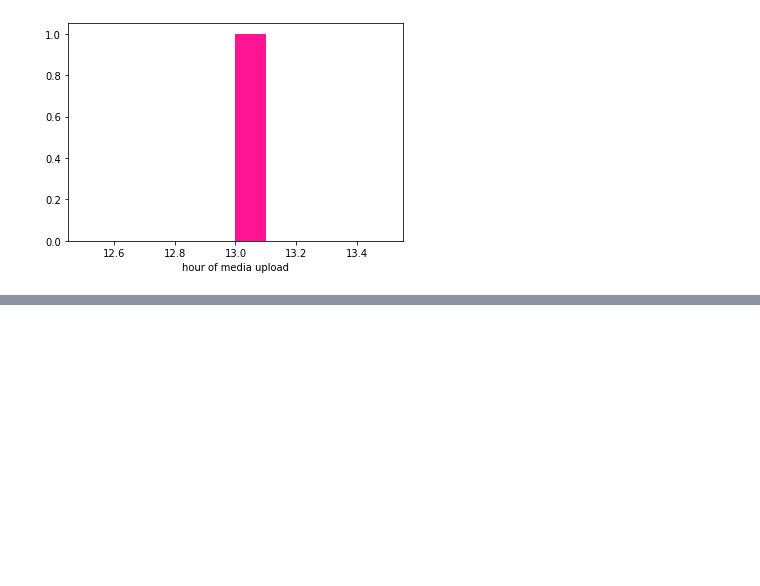
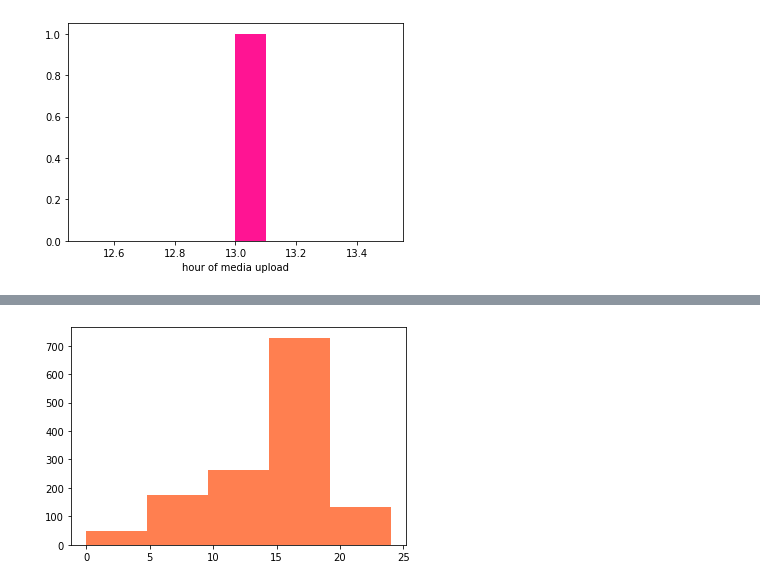
Before and after one commit to fatemehkarimi/fake-profile-detection, a Jupyter notebook: src/fake-profile-detection.ipynb, the cells around one changed output, grey strips where cells are left out. Saved outputs shown, nothing was run; the diff lists cells and outputs as text; code cells hidden in the pictures; blank space fills up the shorter version.

```diff
--- a/src/fake-profile-detection.ipynb
+++ b/src/fake-profile-detection.ipynb
@@ -151,3 +158,10 @@ df = pd.DataFrame.from_records(accounts_list)
+# %%
+plt.hist(df['medUploadHours'], 5, range=(0, 24), facecolor='coral')
+plt.show()
+medUserUploadHours = df['medUploadHours'].median(skipna=True)
+df['medUploadHours'] = df['medUploadHours'].fillna(medUserUploadHours)
+# %% [output]
+[figure, added]
 # %%
 df = shuffle(df)
 df.head()
```
Also changed, not shown: parts of 9 cells of this notebook, 2 other files.
